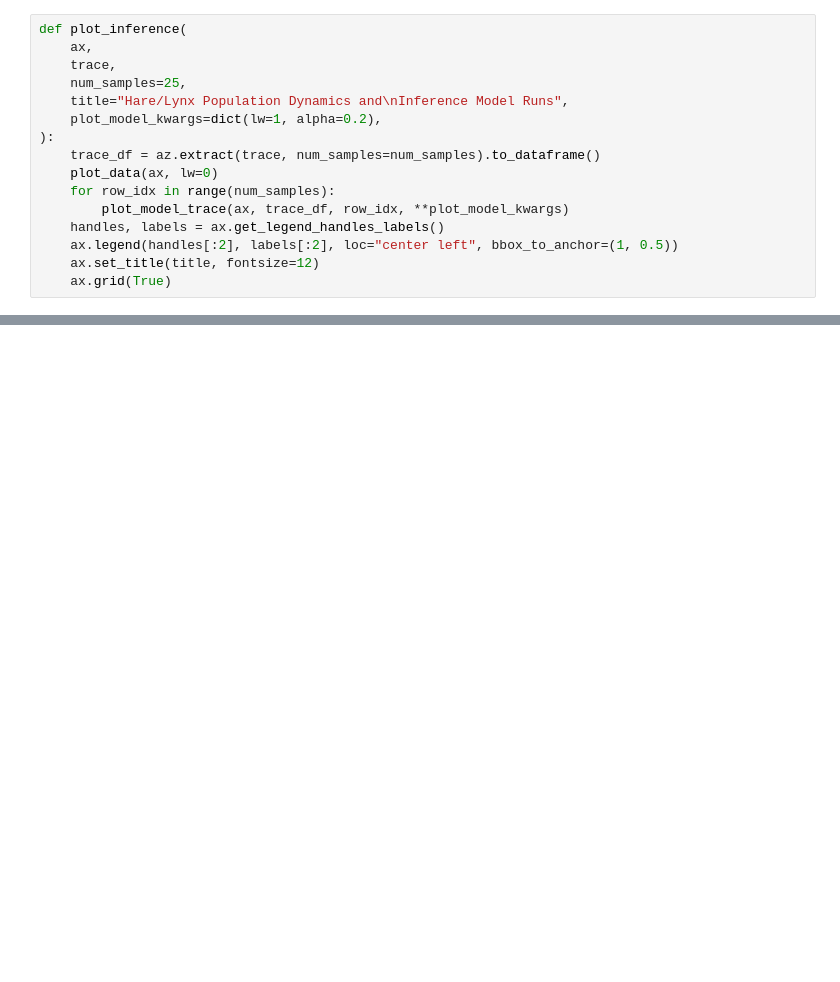
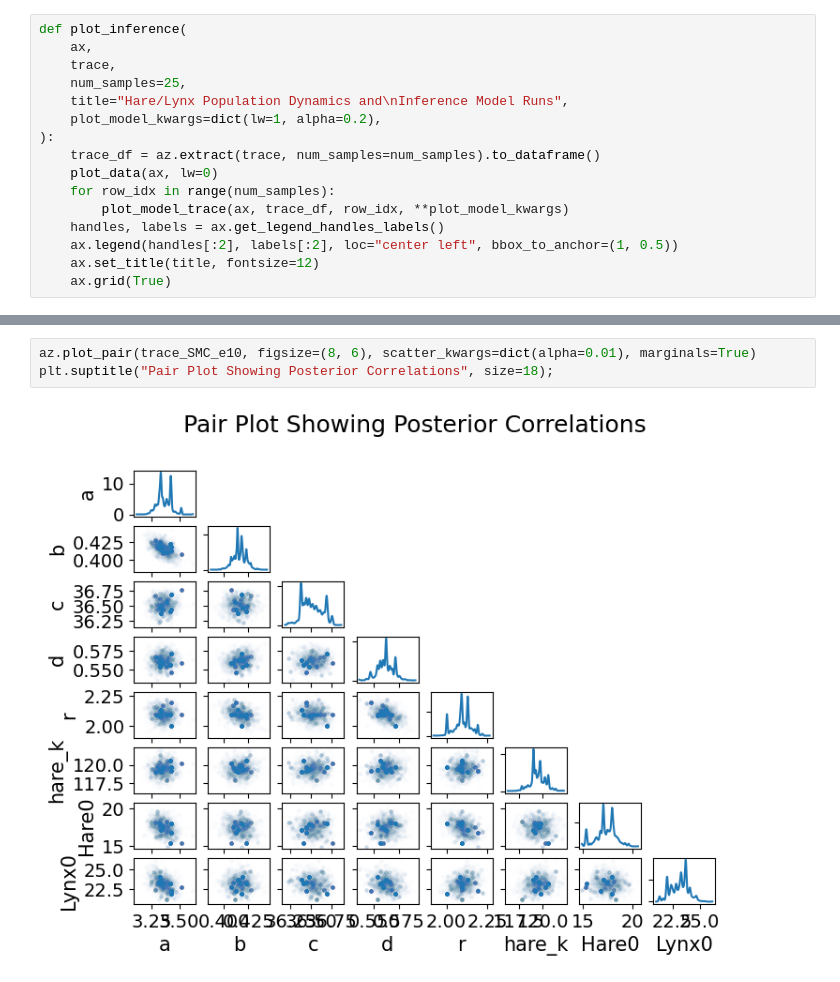
Before and after one commit to suhrobm/Continuous-Mathematical-Modeling, a Jupyter notebook: CMM_Inversion_Munavarov_Suhrob_J4234c.ipynb, the cells around one changed output, grey strips where cells are left out. Cells and saved outputs as stored; diff of their text form; blank space fills up the shorter version.

```diff
--- a/CMM_Inversion_Munavarov_Suhrob_J4234c.ipynb
+++ b/CMM_Inversion_Munavarov_Suhrob_J4234c.ipynb
@@ -254,0 +364,5 @@ plot_inference(ax, trace, title=f"Data and Inference Model Runs\n{sampler} Sampl
+# %%
+az.plot_pair(trace_SMC_e10, figsize=(8, 6), scatter_kwargs=dict(alpha=0.01), marginals=True)
+plt.suptitle("Pair Plot Showing Posterior Correlations", size=18);
+# %% [output]
+[figure, added]
```
Also changed, not shown: parts of 19 cells of this notebook.
